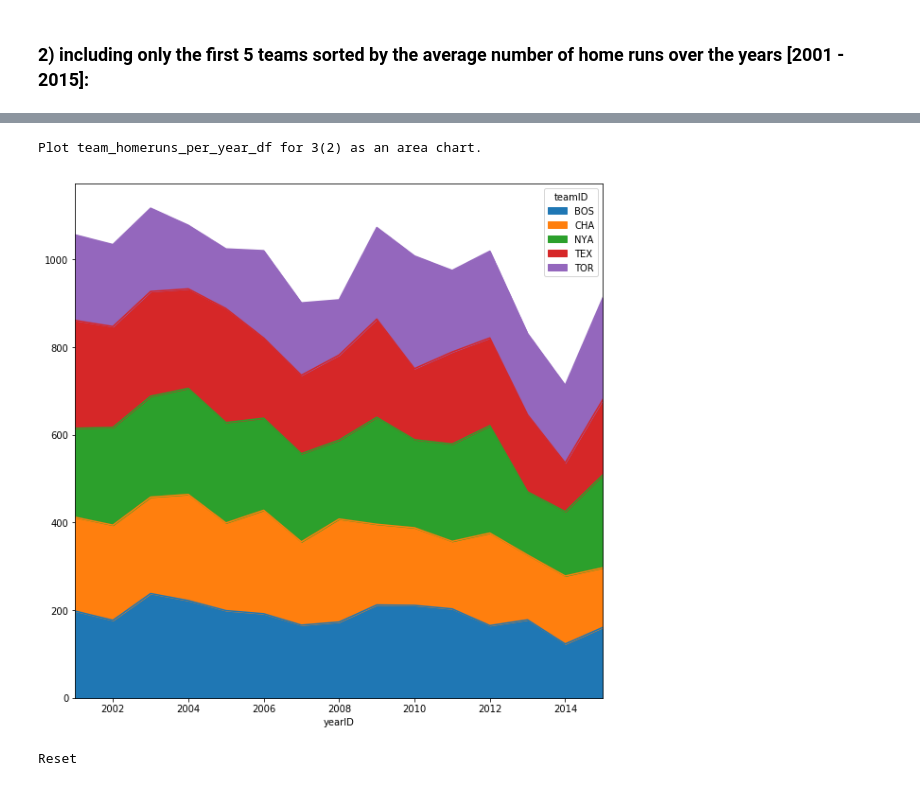
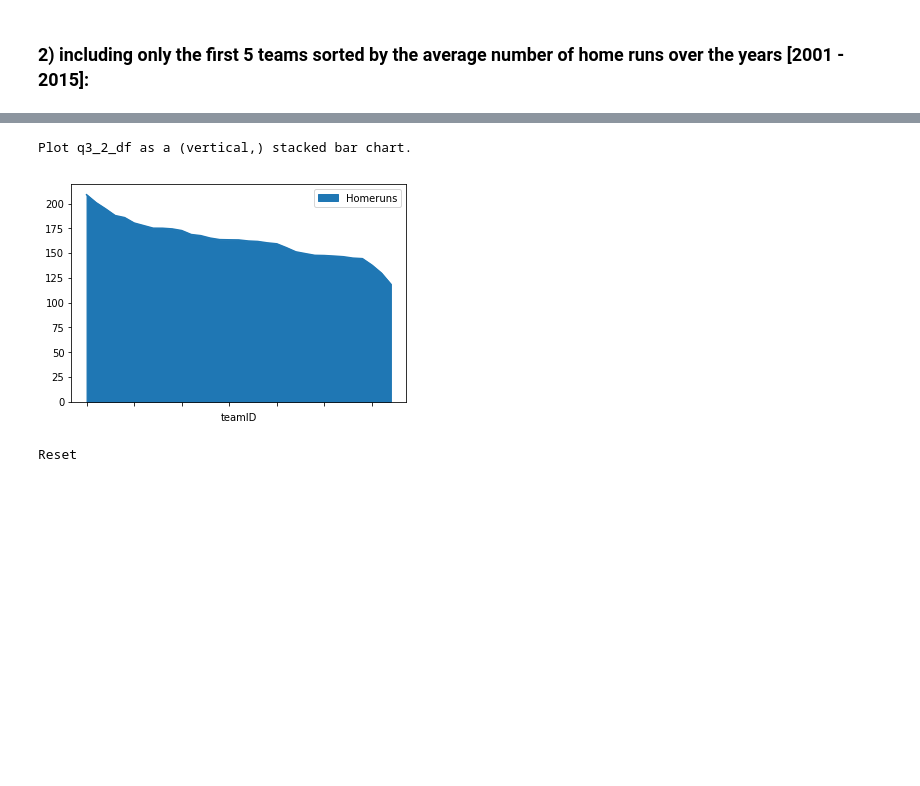
Before and after one commit to JerrieC/Data-Analysis, a Jupyter notebook: Assignment6_Presentation/assignment-06.ipynb, the cells around one changed output, grey strips where cells are left out. Cells and saved outputs as stored; diff of their text form; code cells hidden in the pictures; blank space fills up the shorter version.

```diff
--- a/Assignment6_Presentation/assignment-06.ipynb
+++ b/Assignment6_Presentation/assignment-06.ipynb
@@ -57,7 +58,7 @@ df.describe(include='all')
 | 75% | NaN | 1998.000000 | NaN | 85.000000 | 251.000000 | 30.000000 | 63.000000 | 3.000000 | 26.000000 | 20.000000 | ... |
 | max | NaN | 2015.000000 | NaN | 165.000000 | 716.000000 | 192.000000 | 262.000000 | 73.000000 | 191.000000 | 232.000000 | ... |
 # %%
-figsize = (10, 10)
+figsize = (15, 10)
 print('Save default figure size and change figure size to', figsize)
 default_figsize = plt.rcParams["figure.figsize"]
 plt.rcParams["figure.figsize"] = figsize
@@ -146,7 +186,6 @@ Plot team_homeruns_per_year_df as an area chart.
 ### 2) including only the first 5 teams sorted by the average number of home runs over the years [2001 - 2015]:
 # %%
 # Your code goes here. Your chart for sorting by highest should look like:
-q3_1_df=df[['teamID', 'Homeruns']][(df.yearID > 2000) & (df.yearID < 2016)].groupby(['teamID']).sum().sort_values(by=['Homeruns'],ascending=False).reset_index()
-teamID=q3_1_df[0:5]['teamID']
-teamID
+q3_2_df=df[['teamID', 'yearID','Homeruns']][(df.yearID > 2000) & (df.yearID < 2016)].groupby(['yearID','teamID']).sum().groupby(['teamID']).mean().sort_values(by=['Homeruns'],ascending=False)
+q3_2_df.head()
 # %% [output]
@@ -180,9 +199,9 @@ team_homeruns_per_year_df.head()
 # %%
-print('Plot team_homeruns_per_year_df for 3(2) as an area chart.')
-_ = team_homeruns_per_year_df.plot.area()
+print('Plot q3_2_df as a (vertical,) stacked bar chart.')
+_ = q3_2_df.plot.area()
 # %% [output]
-Plot team_homeruns_per_year_df for 3(2) as an area chart.
+Plot q3_2_df as a (vertical,) stacked bar chart.
-[figure, old version]
+[figure, new version]
 # %%
 print("Reset ")
 plt.rcParams["figure.figsize"] = default_figsize
```
Also changed, not shown: parts of 13 cells of this notebook.
